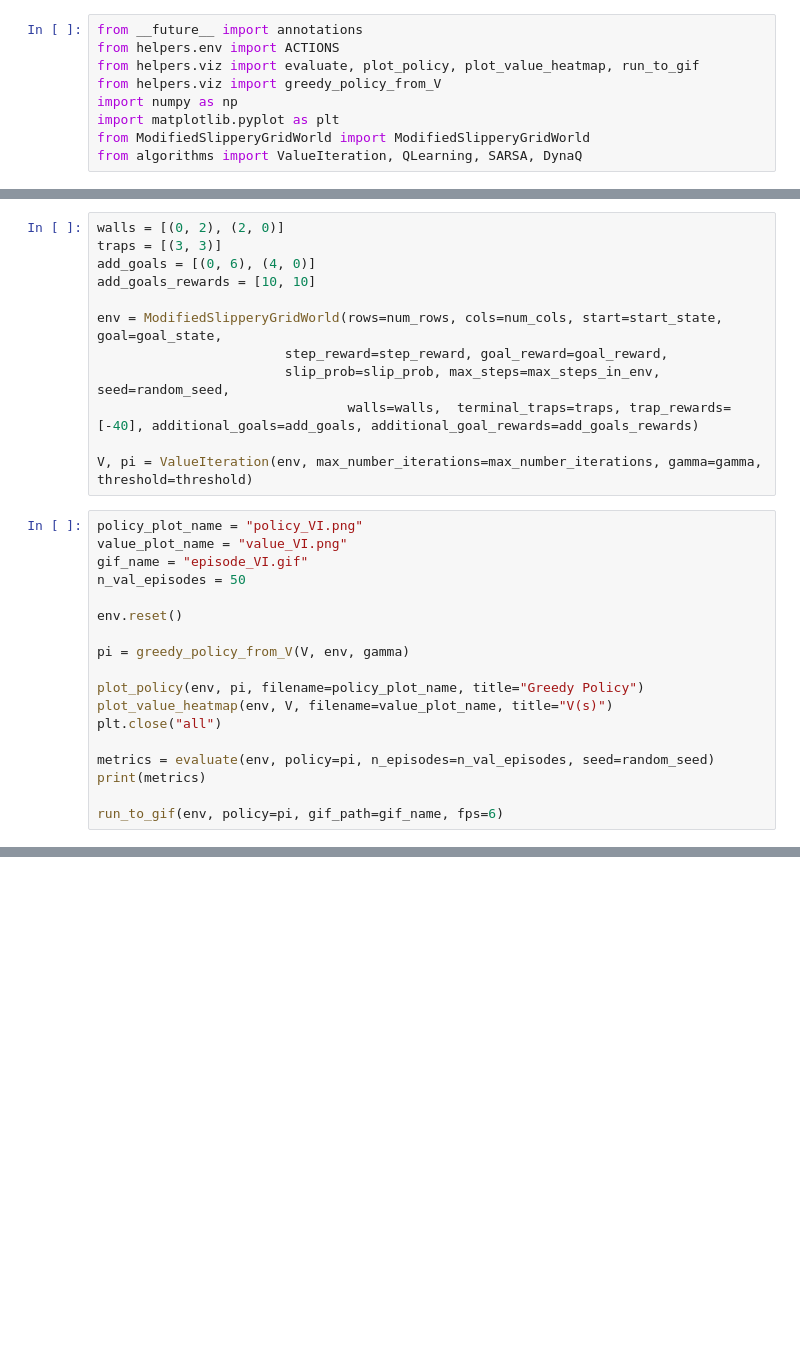
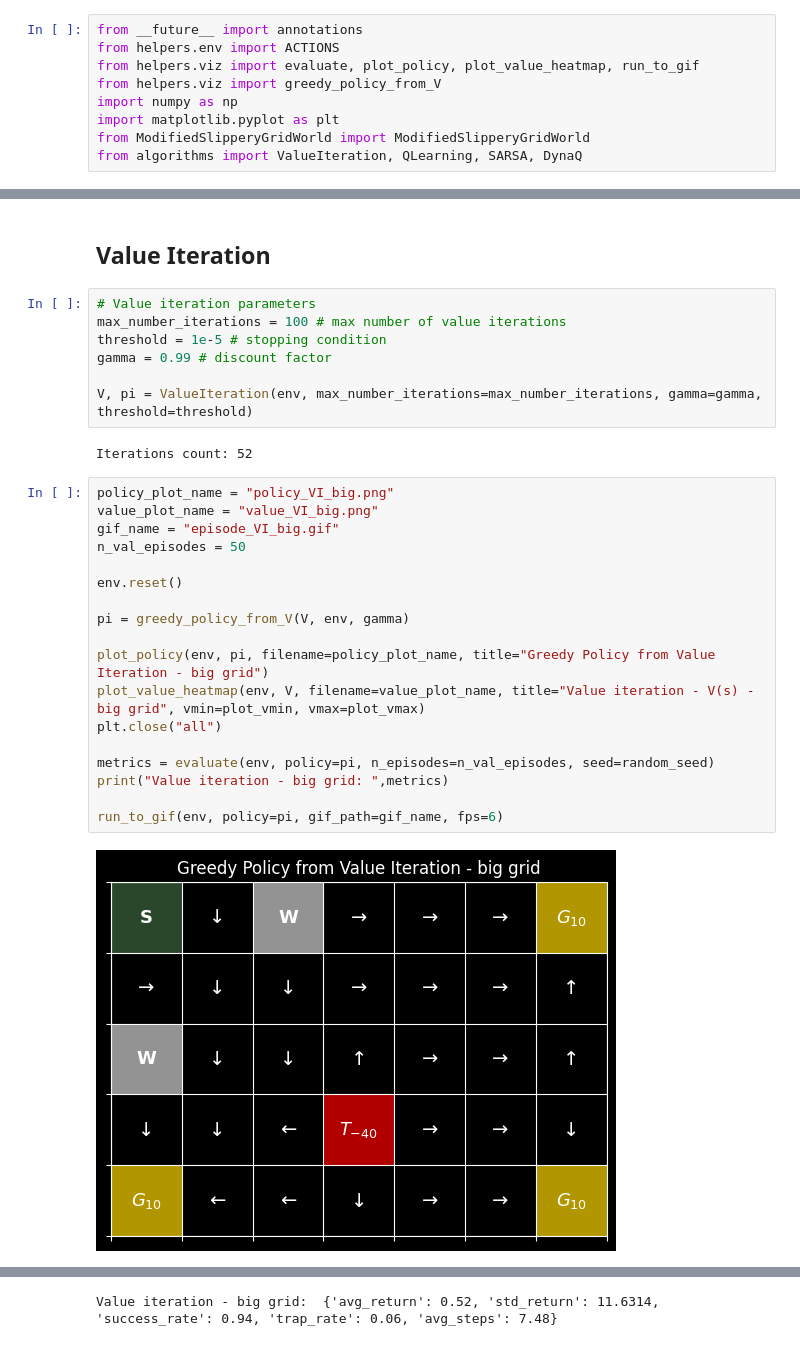
Before and after one commit to ondrey-16/MiNI-Project_WSI, a Jupyter notebook: MiniProject.ipynb, the cells around one changed output, grey strips where cells are left out. Cells and saved outputs as stored; diff of their text form; blank space fills up the shorter version.

```diff
--- a/MiniProject.ipynb
+++ b/MiniProject.ipynb
@@ -36,30 +43,31 @@ max_steps_in_env = 200 # used for episodic evaluation
+# %% [markdown]
+## Value Iteration
 # %%
-walls = [(0, 2), (2, 0)]
-traps = [(3, 3)]
-add_goals = [(0, 6), (4, 0)]
-add_goals_rewards = [10, 10]
-
-env = ModifiedSlipperyGridWorld(rows=num_rows, cols=num_cols, start=start_state, goal=goal_state,
-                        step_reward=step_reward, goal_reward=goal_reward,
-                        slip_prob=slip_prob, max_steps=max_steps_in_env, seed=random_seed,
-                                walls=walls,  terminal_traps=traps, trap_rewards=[-40], additional_goals=add_goals, additional_goal_rewards=add_goals_rewards)
+# Value iteration parameters
+max_number_iterations = 100 # max number of value iterations
+threshold = 1e-5 # stopping condition
+gamma = 0.99 # discount factor
 
 V, pi = ValueIteration(env, max_number_iterations=max_number_iterations, gamma=gamma, threshold=threshold)
+# %% [output]
+Iterations count: 52
 # %%
-policy_plot_name = "policy_VI.png"
-value_plot_name = "value_VI.png"
-gif_name = "episode_VI.gif"
+policy_plot_name = "policy_VI_big.png"
+value_plot_name = "value_VI_big.png"
+gif_name = "episode_VI_big.gif"
 n_val_episodes = 50
 
 env.reset()
 
 pi = greedy_policy_from_V(V, env, gamma)
 
-plot_policy(env, pi, filename=policy_plot_name, title="Greedy Policy")
-plot_value_heatmap(env, V, filename=value_plot_name, title="V(s)")
+plot_policy(env, pi, filename=policy_plot_name, title="Greedy Policy from Value Iteration - big grid")
+plot_value_heatmap(env, V, filename=value_plot_name, title="Value iteration - V(s) - big grid", vmin=plot_vmin, vmax=plot_vmax)
 plt.close("all")
 
 metrics = evaluate(env, policy=pi, n_episodes=n_val_episodes, seed=random_seed)
-print(metrics)
+print("Value iteration - big grid: ",metrics)
 
 run_to_gif(env, policy=pi, gif_path=gif_name, fps=6)
+# %% [output]
+[figure, added]
@@ -65,0 +75 @@ run_to_gif(env, policy=pi, gif_path=gif_name, fps=6)
+Value iteration - big grid:  {'avg_return': 0.52, 'std_return': 11.6314, 'success_rate': 0.94, 'trap_rate': 0.06, 'avg_steps': 7.48}
```
Also changed, not shown: parts of 29 cells of this notebook, 39 other files.
